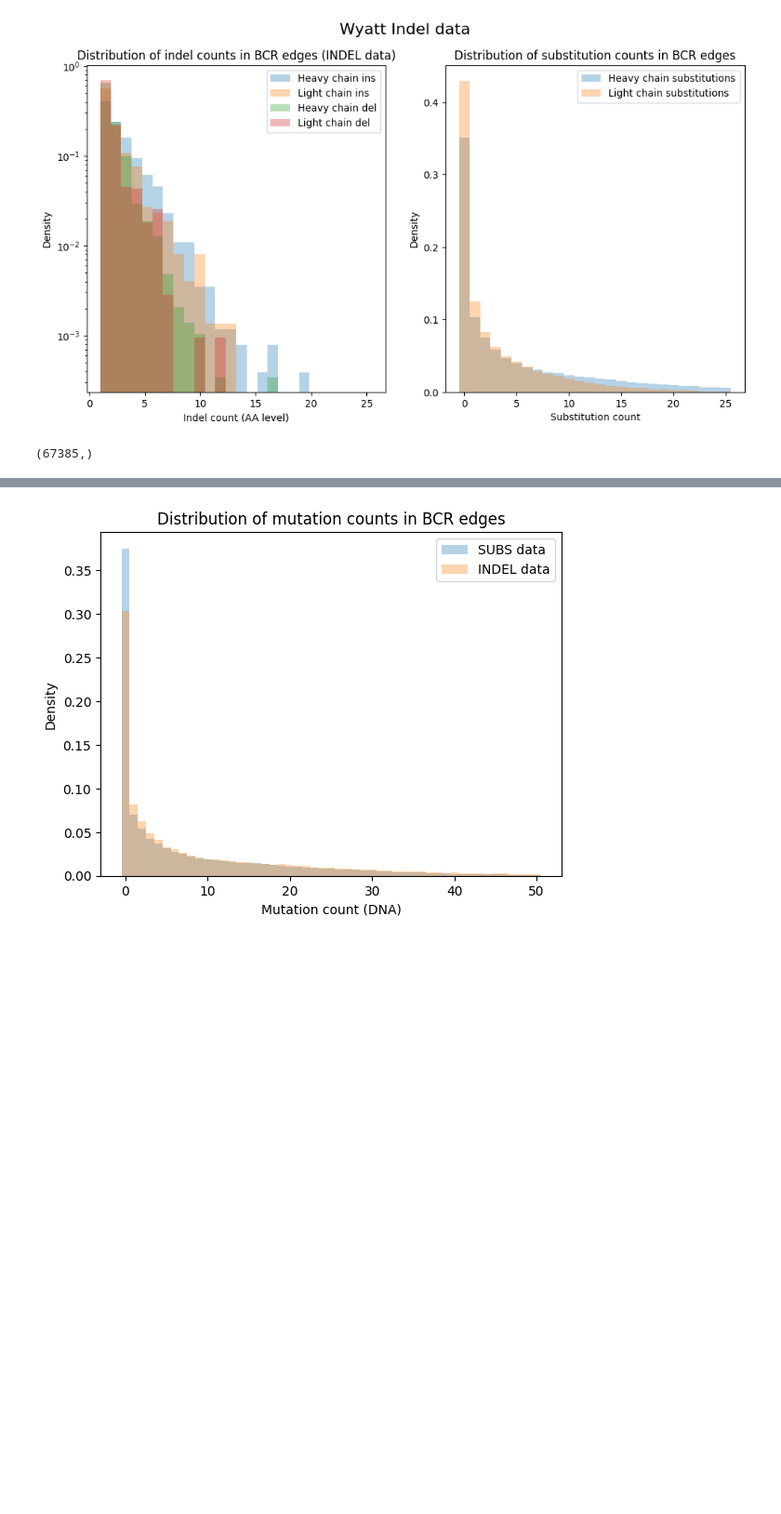
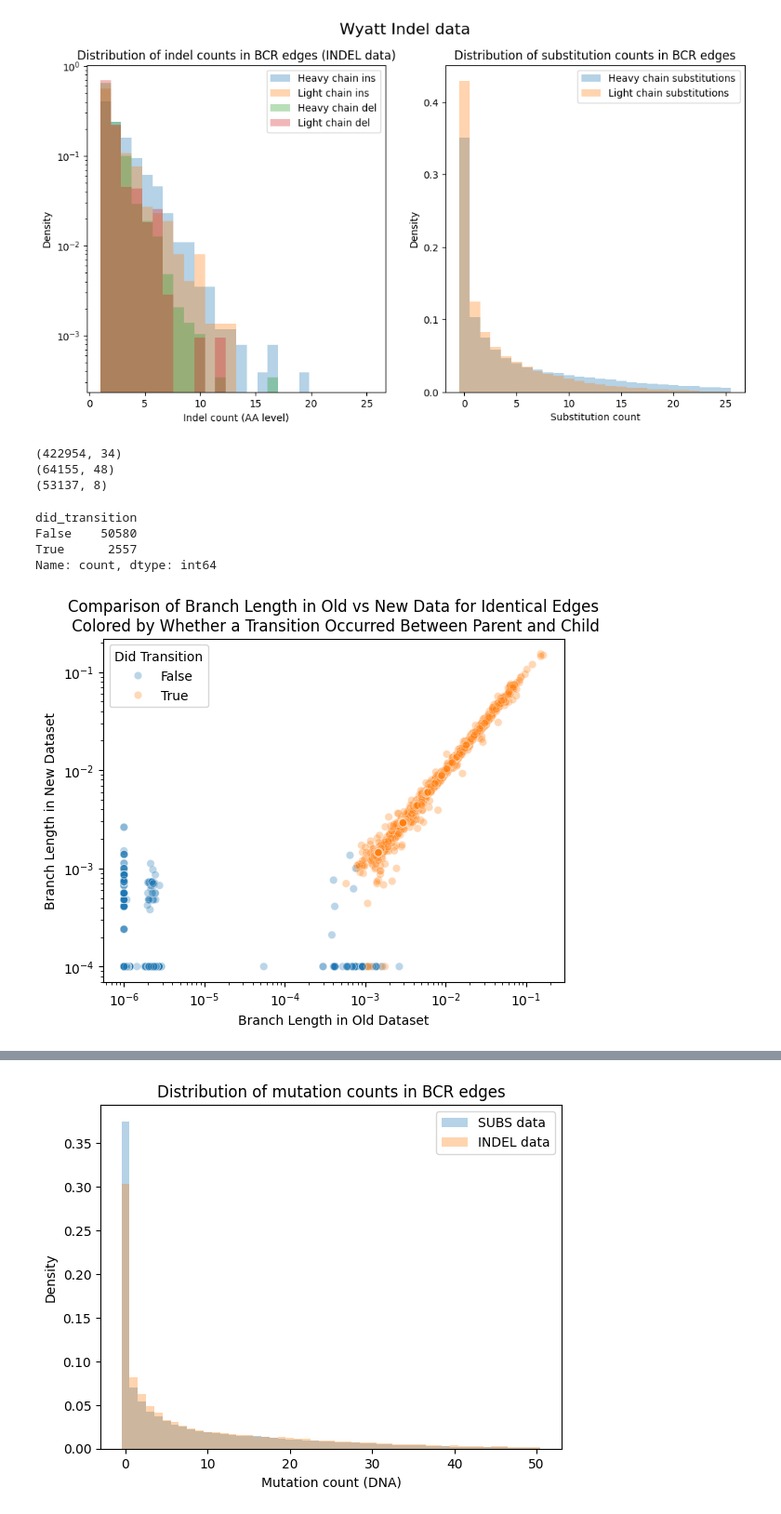
Before and after one commit to thematrixmaster/cosine, a Jupyter notebook: data/wyatt.ipynb, the cells around one changed output, grey strips where cells are left out. Shown at 93% size. Drawn from its saved outputs; the diff is of its cells as text; code cells hidden in the pictures; blank space fills up the shorter version.

```diff
--- a/data/wyatt.ipynb
+++ b/data/wyatt.ipynb
@@ -226,5 +239,56 @@ full_df = pd.concat([heavy_kappa, heavy_lambd], axis=0)
 # full_df["n_mut"] = full_df.n_mut_heavy + full_df.n_mut_light
 # %%
 pd.unique(full_df.family[full_df.parent_name == 'naive']).shape
+full_df['branch_length'] = full_df['branch_length_heavy']
-# %% [output]
-(67385,)
+# %%
+print(full_df.shape)
+print(indels.shape)
+
+full_df.reset_index(drop=True, inplace=True)
+indels.reset_index(drop=True, inplace=True)
+
+# check if there are edges in both dataframes with the exact same parent and child sequences for both heavy and light chains
+matching_edges_df = pd.merge(
+    full_df[['edge_id', 'branch_length', 'parent_heavy', 'child_heavy', 'parent_light', 'child_light']],
+    indels[['edge_id', 'branch_length', 'parent_heavy', 'child_heavy', 'parent_light', 'child_light']],
+    on=['parent_heavy', 'child_heavy', 'parent_light', 'child_light'],
+    how='inner',
+    suffixes=('_full', '_indel'),
+)
+print(matching_edges_df.shape)
+# %% [output]
+(422954, 34)
+(64155, 48)
+(53137, 8)
+# %%
+matching_edges_df['did_transition'] = (
+    (matching_edges_df.parent_heavy != matching_edges_df.child_heavy)
+    | (matching_edges_df.parent_light != matching_edges_df.child_light)
+)
+print(matching_edges_df['did_transition'].value_counts())
+# %% [output]
+did_transition
+False    50580
+True      2557
+Name: count, dtype: int64
+# %%
+# compare the branch lengths in full_df and indels for the same edge_id samples, color by whether there was a transition
+fig, ax = plt.subplots()
+
+sns.scatterplot(
+    data=matching_edges_df,
+    x='branch_length_full',
+    y='branch_length_indel',
+    hue='did_transition',
+    alpha=0.3,
+    ax=ax
+)
+ax.set_xscale('log')
+ax.set_yscale('log')
+ax.set_xlabel('Branch Length in Old Dataset')
+ax.set_ylabel('Branch Length in New Dataset')
+ax.set_title('Comparison of Branch Length in Old vs New Data for Identical Edges\n Colored by Whether a Transition Occurred Between Parent and Child')
+plt.legend(title='Did Transition')
+plt.show()
+# %% [output]
+[figure, added]
```
Also changed, not shown: parts of 8 cells of this notebook, 21 other files.
